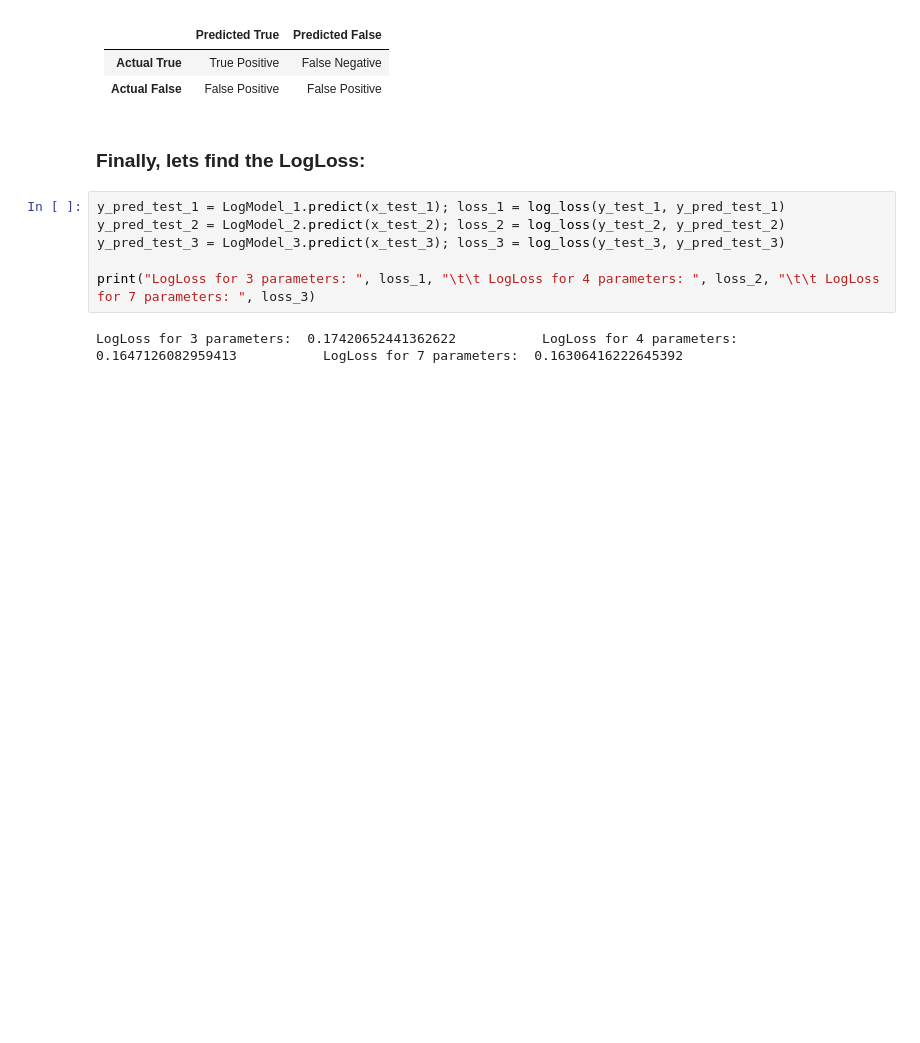
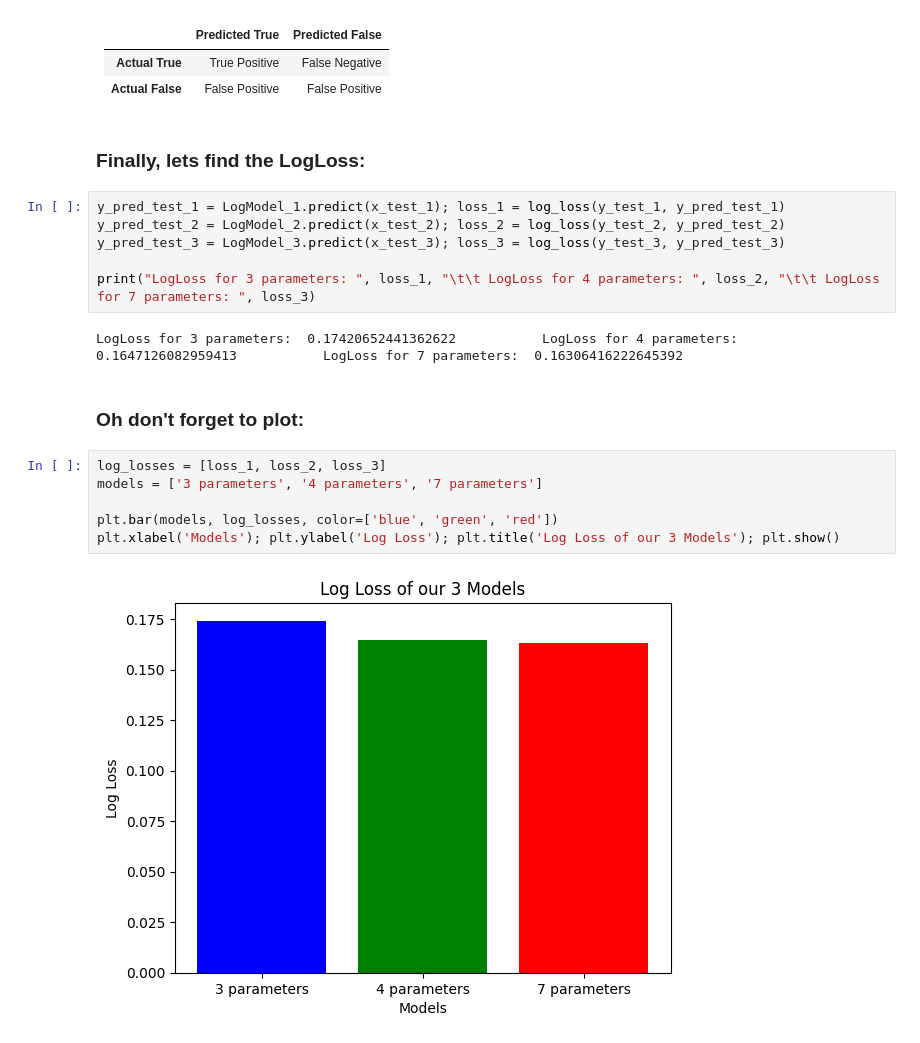
Before and after one commit to almsam/ML-playground, a Jupyter notebook: part 5 Logistic Classification.ipynb, the cells around one changed output. Saved outputs shown, nothing was run; the diff lists cells and outputs as text; blank space fills up the shorter version.

Commit message:
LogLoss plot

```diff
--- a/part 5 Logistic Classification.ipynb
+++ b/part 5 Logistic Classification.ipynb
@@ -220,3 +220,13 @@ y_pred_test_3 = LogModel_3.predict(x_test_3); loss_3 = log_loss(y_test_3, y_pred
 print("LogLoss for 3 parameters: ", loss_1, "\t\t LogLoss for 4 parameters: ", loss_2, "\t\t LogLoss for 7 parameters: ", loss_3)
 # %% [output]
 LogLoss for 3 parameters:  0.17420652441362622           LogLoss for 4 parameters:  0.1647126082959413           LogLoss for 7 parameters:  0.16306416222645392
+# %% [markdown]
+### **Oh don't forget to plot:**
+# %%
+log_losses = [loss_1, loss_2, loss_3]
+models = ['3 parameters', '4 parameters', '7 parameters']
+
+plt.bar(models, log_losses, color=['blue', 'green', 'red'])
+plt.xlabel('Models'); plt.ylabel('Log Loss'); plt.title('Log Loss of our 3 Models'); plt.show()
+# %% [output]
+[figure, added]
```
